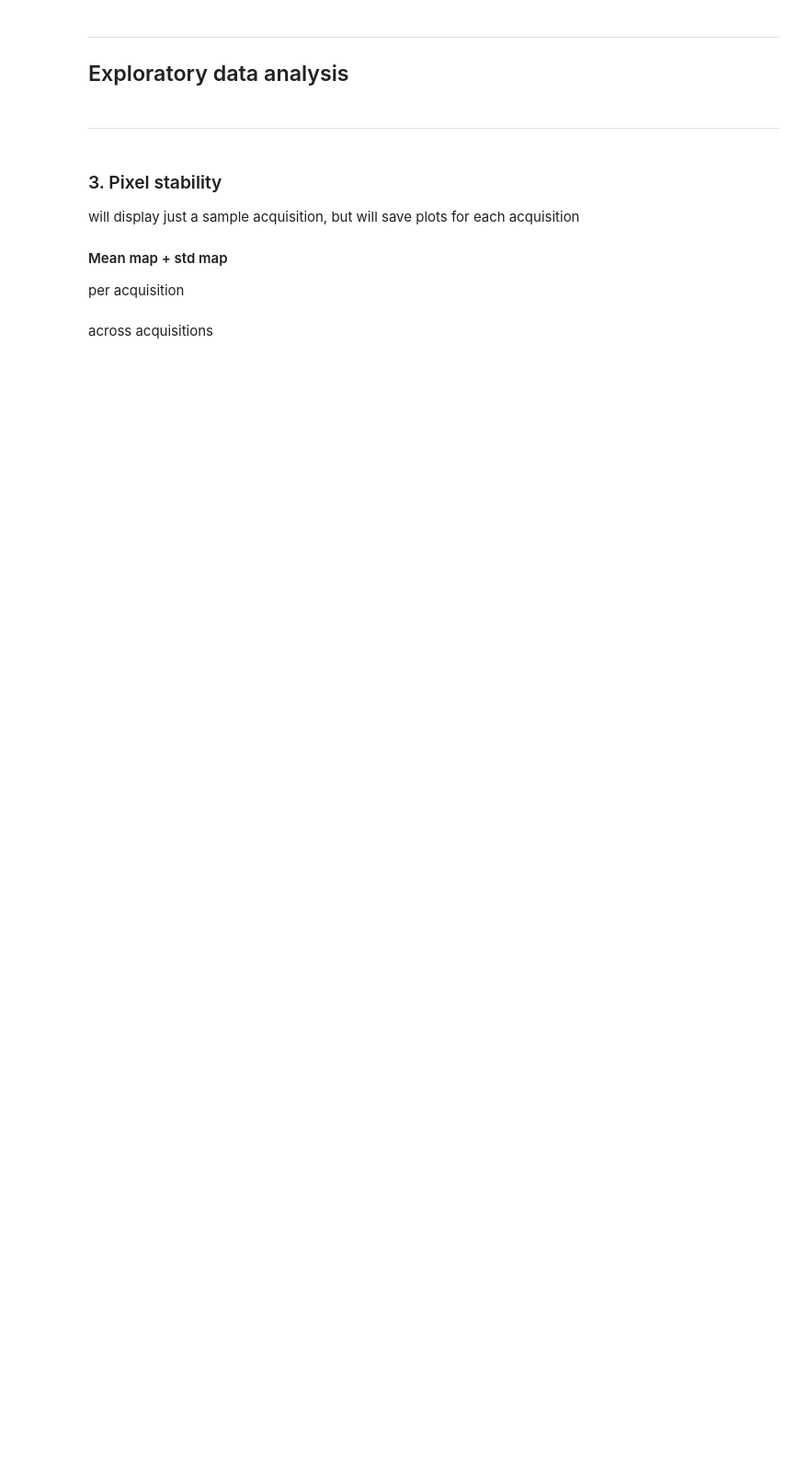
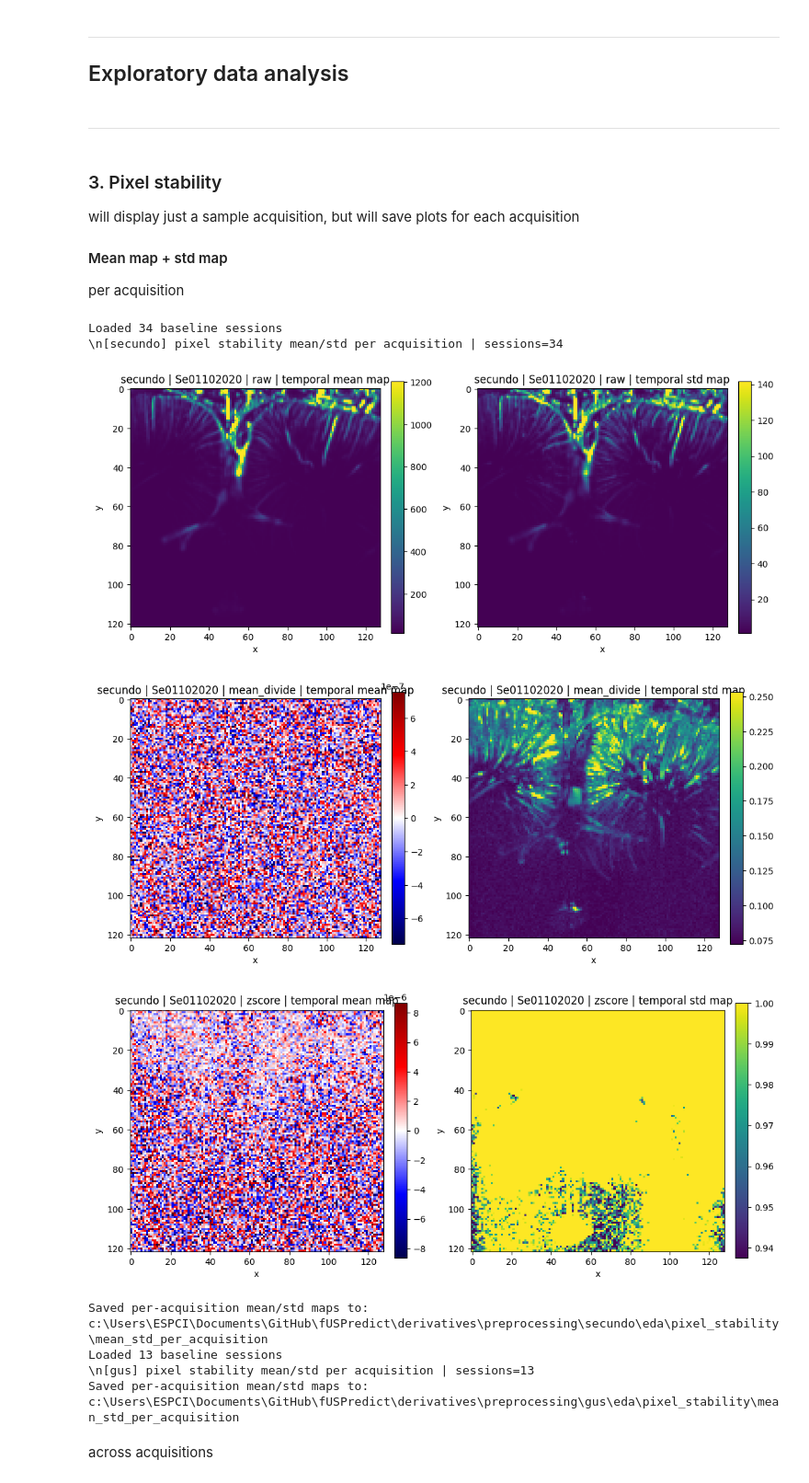
Before and after one commit to brynnhs/fUSPredict, a Jupyter notebook: code/2_exploratory_data_analysis/03_stability_and_qc_maps.ipynb, the cells around one changed output. Shown at 92% size. Cells and saved outputs as stored; diff of their text form; code cells hidden in the pictures; blank space fills up the shorter version.

```diff
--- a/code/2_exploratory_data_analysis/03_stability_and_qc_maps.ipynb
+++ b/code/2_exploratory_data_analysis/03_stability_and_qc_maps.ipynb
@@ -91,0 +38,19 @@ _ensure_acf_configured()
+# %%
+# Inline backend
+USE_WIDGET = False
+ipy = get_ipython()
+backend_mode = "inline"
+if ipy is not None:
+    try:
+        ipy.run_line_magic("matplotlib", "inline")
+    except Exception:
+        pass
+print(f"Matplotlib backend: {matplotlib.get_backend()} | mode={backend_mode}")
+
+# Core paths
+deriv_root = repo_root / config["paths"]["preprocessing"]
+subjects = config["subjects"]["all"]
+sample_subject = config["subjects"]["default"]
+data_mode = "zscore"
+sample_session_idx = 2
+sample_frame_idx = 0
@@ -92,3 +59,19 @@ _ensure_acf_configured()
+# %%
+# Specific to this notebook
+eda_cfg = config["eda"]
+eda_root_name = eda_cfg["root_name"]
+analysis_modes = eda_cfg["analysis_modes"]
+
+fdiff_robust_pctl = tuple(float(x) for x in eda_cfg["frame_diff_robust_percentiles"])
+spatial_eps = float(eda_cfg["spatial_eps"])
+spatial_min_valid_samples = int(eda_cfg["spatial_min_valid_samples"])
+
+CV_MODE_ORDER = list(analysis_modes)
+PIX_MODE_ORDER = list(analysis_modes)
+PIX_EPS = 1e-8
+PIX_ROBUST_PCTL = (1.0, 99.0)
+PIX_CV_CLIP = 5.0
+PIX_ROOT_SUBDIR = "pixel_stability"
 # %% [markdown]
 ---
 ### Load Baseline Data
@@ -96,21 +79,20 @@ _ensure_acf_configured()
 Load baseline sessions for model training.
 # %%
 for subject in subjects:
-    data_directory = source_root / subject
     data_output_dir = deriv_root / subject  # subject-specific output folder
     data_output_dir.mkdir(parents=True, exist_ok=True)
-    if DATA_MODE == "raw":
+    if data_mode == "raw":
         baseline_output_dir = os.path.join(data_output_dir, "baseline_only")
     else:
         baseline_output_dir = os.path.join(
-            data_output_dir, f"baseline_only_normalized/{DATA_MODE}"
+            data_output_dir, f"baseline_only_normalized/{data_mode}"
         )
     # Load all baseline sessions
     baseline_sessions = hf.load_saved_baseline_sessions(baseline_output_dir)
 
     # Print summary
     if len(baseline_sessions) > 0:
-        print(f"\nBaseline Data Summary:{subject} ({DATA_MODE})")
+        print(f"\nBaseline Data Summary:{subject} ({data_mode})")
         print(f"  Total sessions: {len(baseline_sessions)}")
         total_frames = sum(s["frames"].shape[0] for s in baseline_sessions)
         print(f"  Total baseline frames: {total_frames:,}")
@@ -218,7 +154,7 @@ def _pix_mode_transform(frames, mode, subject, session_id):
 
 
 def _pix_subject_root(subject):
-    return deriv_root / subject / EDA_ROOT_NAME / PIX_ROOT_SUBDIR
+    return deriv_root / subject / eda_root_name / PIX_ROOT_SUBDIR
 
 
 def _pix_finite(a):
@@ -304,33 +240,43 @@ for subject in subjects:
             fig.savefig(out_fig, dpi=180)
 
             rows = []
             for map_name, stats in [
                 ("mean_map", _pix_stats(mu_map)),
                 ("std_map", _pix_stats(sd_map)),
             ]:
                 rows.append(
                     {
                         "subject": subject,
                         "session_id": session_id,
                         "mode": mode,
                         "map": map_name,
                         "min": stats["min"],
                         "max": stats["max"],
                         "mean": stats["mean"],
                         "median": stats["median"],
                     }
                 )
             pd.DataFrame(rows).to_csv(
                 out_dir / f"{subject}_{session_id}_{mode}_mean_std_maps_summary.csv",
                 index=False,
             )
 
             if subject == sample_subject and s_idx == sample_session_idx:
                 plt.show()
             else:
                 plt.close(fig)
 
     print(f"Saved per-acquisition mean/std maps to: {out_dir}")
+# %% [output]
+Loaded 34 baseline sessions
+\n[secundo] pixel stability mean/std per acquisition | sessions=34
+[figure, added]
+[figure, added]
+[figure, added]
+Saved per-acquisition mean/std maps to: c:\Users\ESPCI\Documents\GitHub\fUSPredict\derivatives\preprocessing\secundo\eda\pixel_stability\mean_std_per_acquisition
+Loaded 13 baseline sessions
+\n[gus] pixel stability mean/std per acquisition | sessions=13
+Saved per-acquisition mean/std maps to: c:\Users\ESPCI\Documents\GitHub\fUSPredict\derivatives\preprocessing\gus\eda\pixel_stability\mean_std_per_acquisition
 # %% [markdown]
 across acquisitions
 # %%
```
Also changed, not shown: parts of 13 cells of this notebook, 7 other files.
